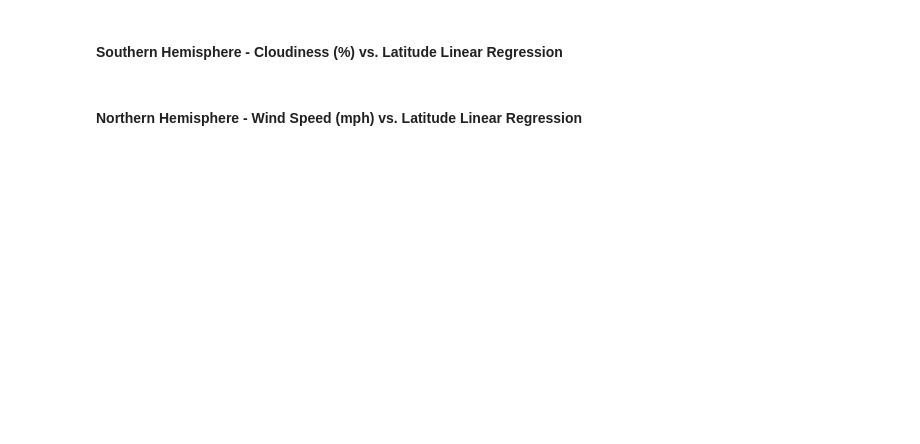
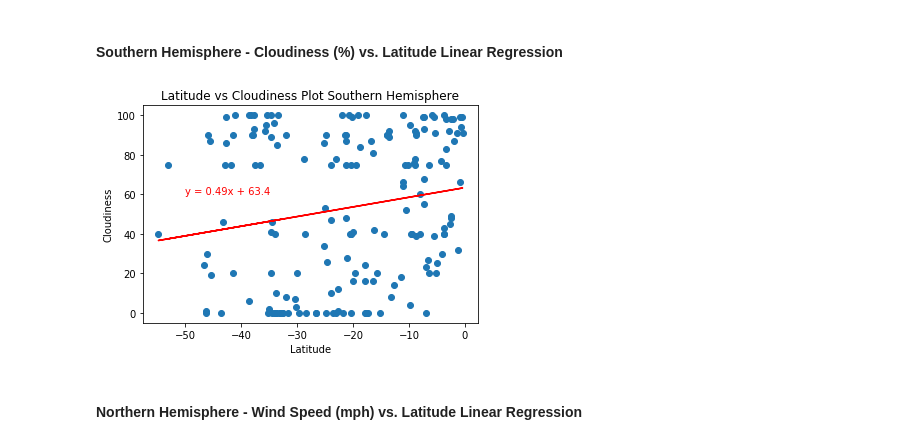
Before and after one commit to damiso24/python-api-challenge, a Jupyter notebook: Homework/Instructions/starter_code/WeatherPy_dh.ipynb, the cells around one changed output. Drawn from its saved outputs; the diff is of its cells as text; code cells hidden in the pictures; blank space fills up the shorter version.

```diff
--- a/Homework/Instructions/starter_code/WeatherPy_dh.ipynb
+++ b/Homework/Instructions/starter_code/WeatherPy_dh.ipynb
@@ -506,4 +532,30 @@ plt.show()
 # %% [markdown]
 ####  Southern Hemisphere - Cloudiness (%) vs. Latitude Linear Regression
+# %%
+# identify x, y variables
+x_values_southern = southern_df['Lat']
+x_values_southern
+
+y_values_southern_cloudiness = southern_df['Cloudiness']
+y_values_southern_cloudiness
+
+(slope, intercept, rvalue, pvalue, stderr) = linregress(x_values_southern,y_values_southern_cloudiness)
+regress_values = x_values_southern * slope + intercept
+line_eq = "y = " + str(round(slope,2)) + "x + " + str(round(intercept,2))
+
+plt.scatter(x_values_southern, y_values_southern_cloudiness)
+
+# add regression line
+plt.plot(x_values_southern,regress_values,"r-")
+
+# add line equation to my graph
+plt.annotate(line_eq,(-50,60),fontsize=10,color="red")
+
+plt.title('Latitude vs Cloudiness Plot Southern Hemisphere')
+plt.xlabel('Latitude')
+plt.ylabel('Cloudiness')
+plt.show()
+# %% [output]
+[figure, added]
 # %% [markdown]
 ####  Northern Hemisphere - Wind Speed (mph) vs. Latitude Linear Regression
```
Also changed, not shown: parts of 7 cells of this notebook, 1 other file.
